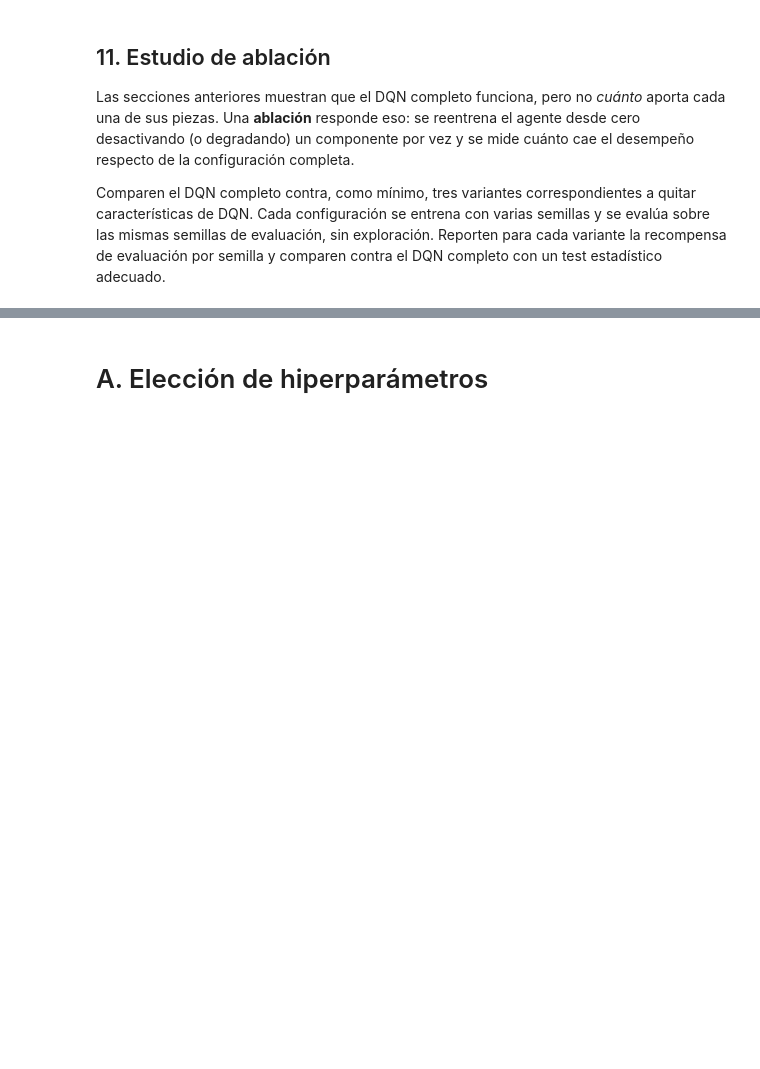
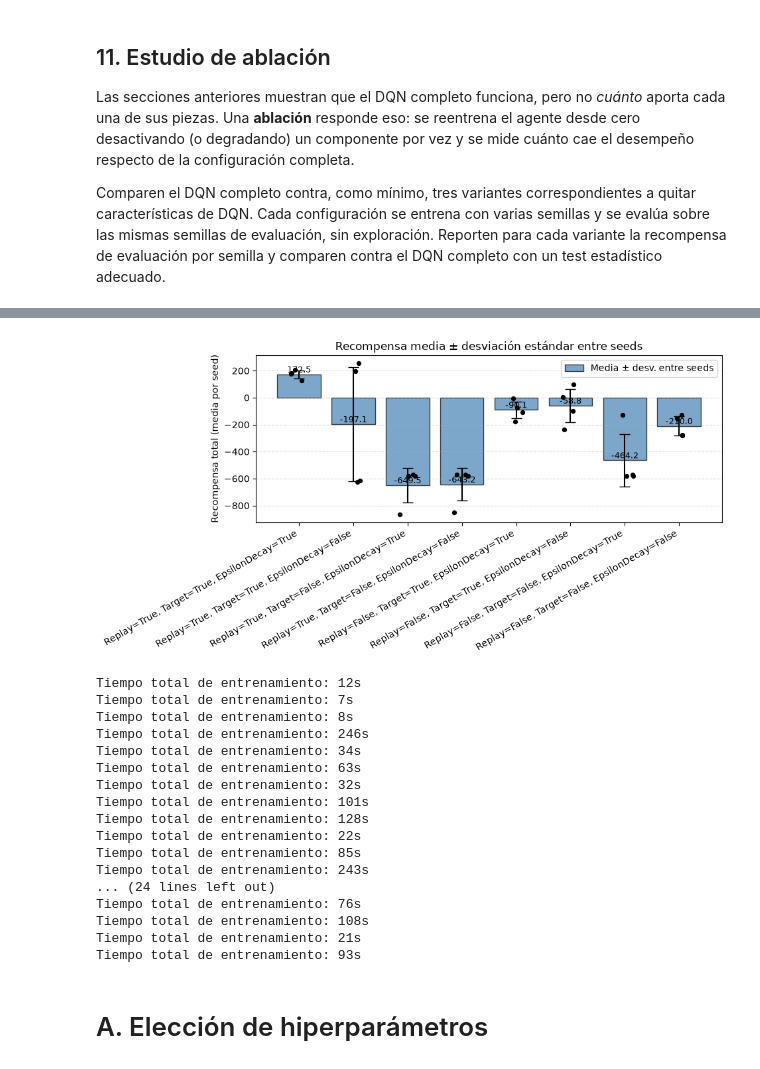
Before and after one commit to JuanAOlmedo/AprendAut-Lab2, a Jupyter notebook: LunarLander_DQN_Tarea.ipynb, the cells around one changed output, grey strips where cells are left out. Drawn from its saved outputs; the diff is of its cells as text; code cells hidden in the pictures; blank space fills up the shorter version.

```diff
--- a/LunarLander_DQN_Tarea.ipynb
+++ b/LunarLander_DQN_Tarea.ipynb
@@ -640,11 +640,11 @@ class AgenteDQN(Agente):
         # This is merged based on the mask, such that we'll have either the expected
         # state value or 0 in case the state was final.
         next_state_values = torch.zeros(len(reward_batch), device=self.device)
-        with torch.no_grad():
-            if(self.use_target_net):
-                next_state_values[non_final_mask] = self.target_net(non_final_next_states).max(1).values
-            else:
-                next_state_values[non_final_mask] = self.policy_net(non_final_next_states).max(1).values
+        next_state_values = torch.zeros(len(reward_batch), device=self.device)
+        if non_final_next_states is not None:
+            red = self.target_net if self.use_target_net else self.policy_net
+            with torch.no_grad():
+                next_state_values[non_final_mask] = red(non_final_next_states).max(1).values
         # Compute the expected Q values
         expected_state_action_values = (next_state_values * self.gamma) + reward_batch
 
@@ -1429,3 +1455,65 @@ KeyboardInterrupt:
+# %%
+import numpy as np
+import matplotlib.pyplot as plt
+
+nombres = []
+medias = []
+desvios = []
+medias_por_seed = []
+
+for nombre, datos in resultados.items():
+    # media de recompensas de cada seed (una evaluación por seed)
+    por_seed = np.array([
+        np.mean(ev["recompensas_totales"]) for ev in datos["evaluaciones"]
+    ])
+    nombres.append(nombre)
+    medias.append(por_seed.mean())
+    desvios.append(por_seed.std())
+    medias_por_seed.append(por_seed)
+
+x = np.arange(len(nombres))
+
+fig, ax = plt.subplots(figsize=(max(6, 1.2 * len(nombres)), 5))
+ax.bar(x, medias, yerr=desvios, capsize=6, alpha=0.7,
+       color="steelblue", edgecolor="black", label="Media ± desv. entre seeds")
+
+# Puntos individuales: una media por seed
+rng = np.random.default_rng(0)
+for xi, por_seed in zip(x, medias_por_seed):
+    jitter = rng.uniform(-0.15, 0.15, size=len(por_seed))
+    ax.scatter(xi + jitter, por_seed, color="black", s=18, zorder=3)
+
+for xi, m in zip(x, medias):
+    ax.text(xi, m, f"{m:.1f}", ha="center", va="bottom", fontsize=9)
+
+ax.set_xticks(x)
+ax.set_xticklabels(nombres, rotation=30, ha="right")
+ax.set_ylabel("Recompensa total (media por seed)")
+ax.set_title("Recompensa media ± desviación estándar entre seeds")
+ax.grid(axis="y", linestyle="--", alpha=0.4)
+ax.legend()
+
+plt.tight_layout()
+plt.show()
+# %% [output]
+[figure, added]
+Tiempo total de entrenamiento: 12s
+Tiempo total de entrenamiento: 7s
+Tiempo total de entrenamiento: 8s
+Tiempo total de entrenamiento: 246s
+Tiempo total de entrenamiento: 34s
+Tiempo total de entrenamiento: 63s
+Tiempo total de entrenamiento: 32s
+Tiempo total de entrenamiento: 101s
+Tiempo total de entrenamiento: 128s
+Tiempo total de entrenamiento: 22s
+Tiempo total de entrenamiento: 85s
+Tiempo total de entrenamiento: 243s
+... (24 lines left out)
+Tiempo total de entrenamiento: 76s
+Tiempo total de entrenamiento: 108s
+Tiempo total de entrenamiento: 21s
+Tiempo total de entrenamiento: 93s
 # %% [markdown]
 # A. Elección de hiperparámetros
 # %%
```
Also changed, not shown: parts of 2 cells of this notebook.
